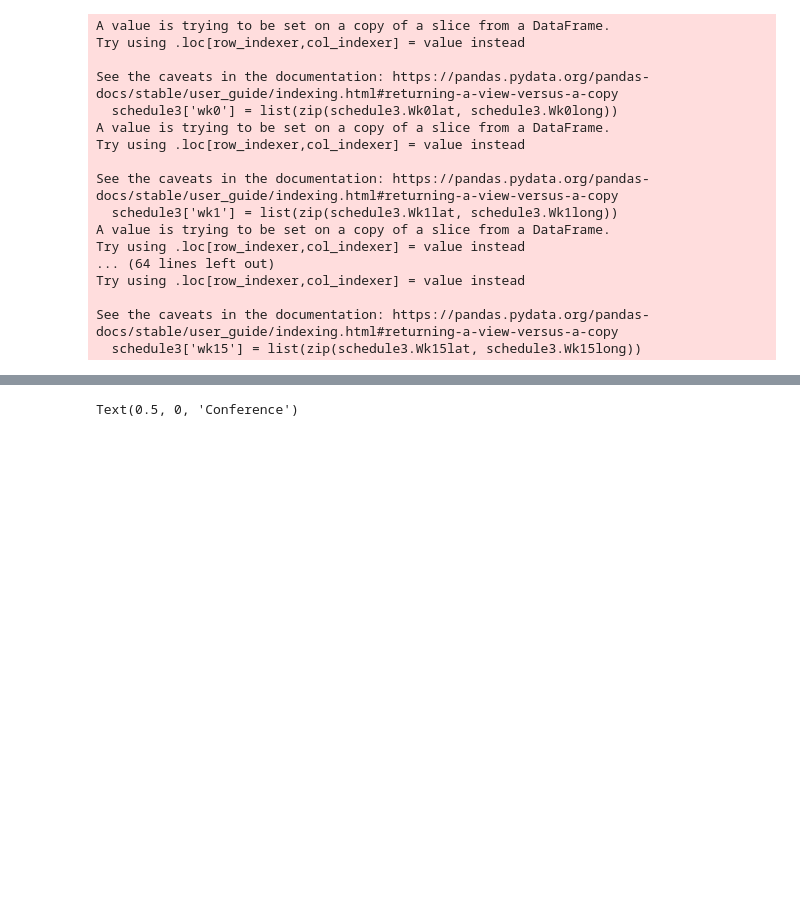
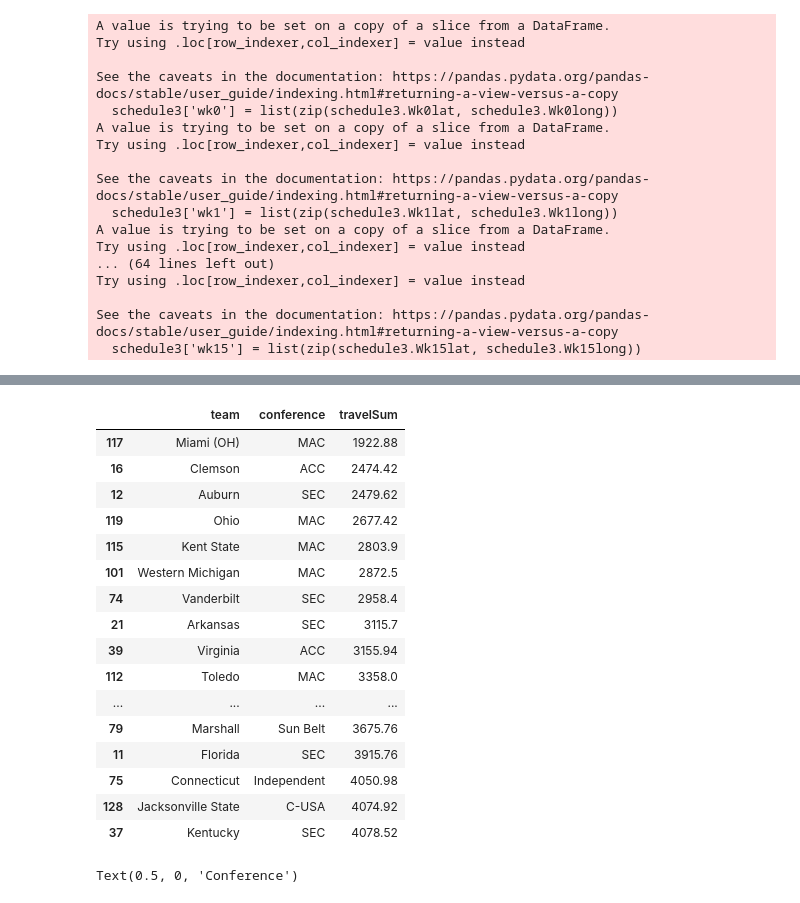
Before and after one commit to kchonko74/NCAAMileageTracker, a Jupyter notebook: NCAA Mileage Tracker.ipynb, the cells around one changed output, grey strips where cells are left out. Saved outputs shown, nothing was run; the diff lists cells and outputs as text; code cells hidden in the pictures; blank space fills up the shorter version.

```diff
--- a/NCAA Mileage Tracker.ipynb
+++ b/NCAA Mileage Tracker.ipynb
@@ -245,3 +273,23 @@ travelbtm20 = travel.sort_values(by = 'travelSum', ascending = True).head(20)
+# %%
+travelbtm20
+# %% [output]
+|  | team | conference | travelSum |
+| 117 | Miami (OH) | MAC | 1922.88 |
+| 16 | Clemson | ACC | 2474.42 |
+| 12 | Auburn | SEC | 2479.62 |
+| 119 | Ohio | MAC | 2677.42 |
+| 115 | Kent State | MAC | 2803.9 |
+| 101 | Western Michigan | MAC | 2872.5 |
+| 74 | Vanderbilt | SEC | 2958.4 |
+| 21 | Arkansas | SEC | 3115.7 |
+| 39 | Virginia | ACC | 3155.94 |
+| 112 | Toledo | MAC | 3358.0 |
+| ... | ... | ... | ... |
+| 79 | Marshall | Sun Belt | 3675.76 |
+| 11 | Florida | SEC | 3915.76 |
+| 75 | Connecticut | Independent | 4050.98 |
+| 128 | Jacksonville State | C-USA | 4074.92 |
+| 37 | Kentucky | SEC | 4078.52 |
 # %%
 #Plot average mileage by conference
 conferences = pd.DataFrame(travel.groupby('conference')['travelSum'].mean().sort_values(ascending = False))
```
Also changed, not shown: parts of 5 cells of this notebook.
